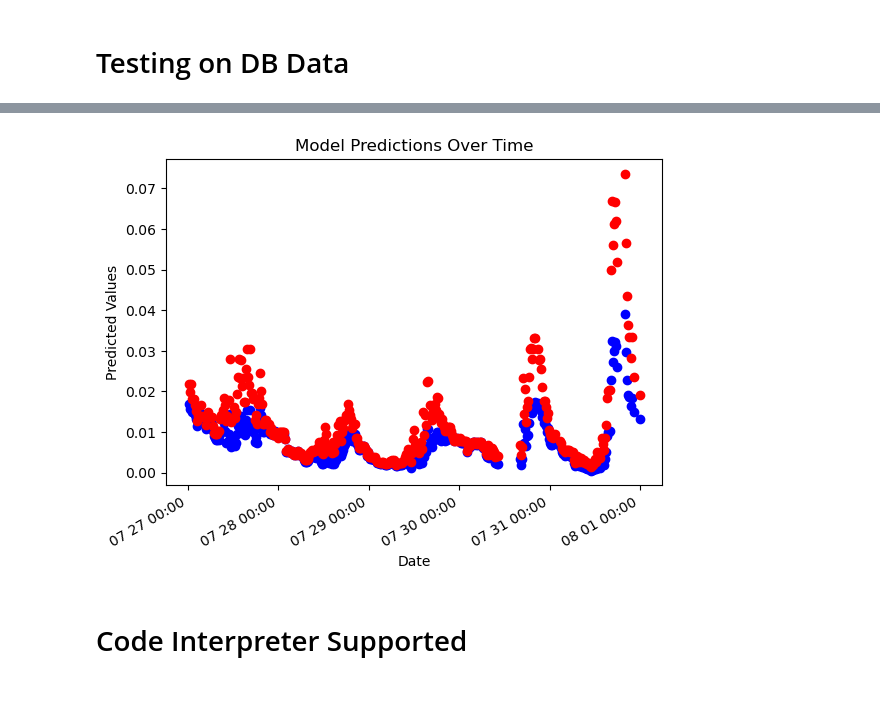
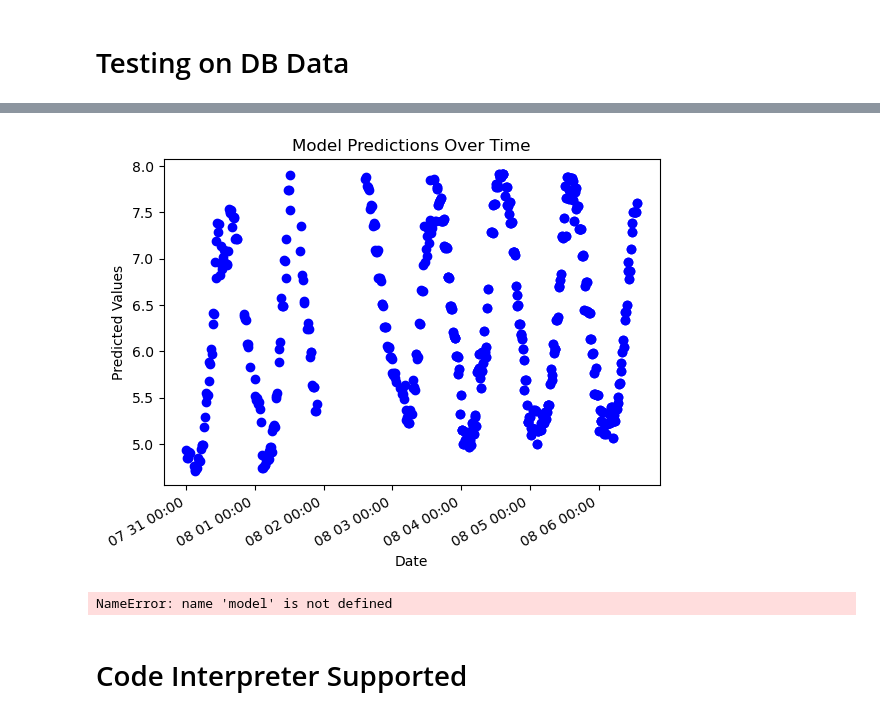
Before and after one commit to NawidT/morefish-ml, a Jupyter notebook: training/nh3_train.ipynb, the cells around one changed output, grey strips where cells are left out. Cells and saved outputs as stored; diff of their text form; code cells hidden in the pictures.

```diff
--- a/training/nh3_train.ipynb
+++ b/training/nh3_train.ipynb
@@ -571,3 +572,32 @@ import pickle
 df_do = df.rename(columns={'light': 'global_light_energy_w_m2', 'airtemp': 'airtemp_oc', 'humid': 'humid_rh', 'temperature': 'temperature_oc'})
 do_pred = do_predict(df_do[['global_light_energy_w_m2', 'ph', 'temperature_oc', 'humid_rh', 'airtemp_oc','depth', 'hour']])
 df['do'] = do_pred
+# %%
+aug = pd.read_csv("../datasets/Sensor-predict/sparkfarms-aug6-prod.csv")
+aug = aug.dropna(subset=['dvd_created_at', 'dvd_ph', 'dvd_do', 'dvd_temp'])
+aug = aug.drop(columns=['id', 'dvd_status', 'dvd_haulage', 'dvd_lat', 'dvd_long', 'dvd_mileage', 'dvd_speed',
+       'dvd_meter_reading', 'dvd_bearing', 'dvd_bettery', 'dvd_updated_at','dvd_alkalinity', 'dvd_hardness',
+       'company_id', 'dvd_dvg_id'])
+
+aug['datetime'] = pd.to_datetime(aug['dvd_created_at'])
+
+
+# get all dates above 2020-08
+aug = aug[aug['datetime'] > '2023-07-31']
+
+print(aug.sample(10)['datetime'])
+
+
+fig, ax = plt.subplots()
+ax.plot(aug['datetime'], aug['dvd_do'].astype(float), 'bo')
+
+
+# Format the date labels on the x-axis
+myFmt = DateFormatter("%m %d %H:%M")
+ax.xaxis.set_major_formatter(myFmt)
+fig.autofmt_xdate()
+plt.xlabel('Date')
+plt.ylabel('Predicted Values')
+plt.title('Model Predictions Over Time')
+plt.show()
+# %% [output]
@@ -574,3 +615,4 @@ df['do'] = do_pred
+[figure, added]
 # %%
  # test the neural net model and store its result in the pandas df
 y_test_all = []
@@ -582,20 +624,20 @@ df['NH4_N_MGL'] = 0.5
 df['NH3_N_MGL'] = 0.5
 previous_ammonia_values = [0.5] * len(df)
 
-df_copy = df.copy(True)
-dataset = MyDataset(df_copy)
-data_loader = DataLoader(dataset, shuffle=False, batch_size=1)
+# df_copy = df.copy(True)
+# dataset = MyDatasets(df_copy)
+# data_loader = DataLoader(dataset, shuffle=False, batch_size=1)
 
-y_pred_all = []
+# y_pred_all = []
 
-df['pK'] = 0.09018 + (2729.92 / (273.2 + df['temperature']))
-df['NH3_predicted'] = nh3_predict(df.copy(True))
+# df['pK'] = 0.09018 + (2729.92 / (273.2 + df['temperature']))
+# df['NH3_predicted'] = nh3_predict(df.copy(True))
 
-with torch.no_grad():
-    for idx, (inputs, labels) in enumerate(data_loader):
-        y_pred = model(inputs)
-        y_pred_flat = y_pred.cpu().numpy().flatten()
-        y_pred_all.extend(y_pred_flat)
+# with torch.no_grad():
+#     for idx, (inputs) in enumerate(data_loader):
+#         y_pred = model(inputs)
+#         y_pred_flat = y_pred.cpu().numpy().flatten()
+#         y_pred_all.extend(y_pred_flat)
 
 
 # df['NH4_predicted'] = nh3_predict(df.copy(True))['NH4_predicted']
@@ -611,7 +653,7 @@ bet = df.loc[df['datetime'].between('2023-07-27', '2023-08-01')]
 # Plot the predictions over time
 fig, ax = plt.subplots()
 ax.plot(bet['datetime'], bet['NH3_model'].astype(float), 'bo')
-ax.plot(bet['datetime'], bet['NH3_predicted'].astype(float), 'ro')
+# ax.plot(bet['datetime'], bet['NH3_predicted'].astype(float), 'ro')
 # ax.plot(bet['datetime'], (bet['ph'].astype(float) - 8)/20, 'g')
 
 
@@ -624,7 +666,7 @@ plt.ylabel('Predicted Values')
 plt.title('Model Predictions Over Time')
 plt.show()
 # %% [output]
-[figure, removed]
+NameError: name 'model' is not defined
 # %%
 torch.save(model.state_dict(), './weights/nh3_cnn1d_4-16-8-1.pth')
 # %% [markdown]
```
Also changed, not shown: parts of 8 cells of this notebook, 7 other files.
